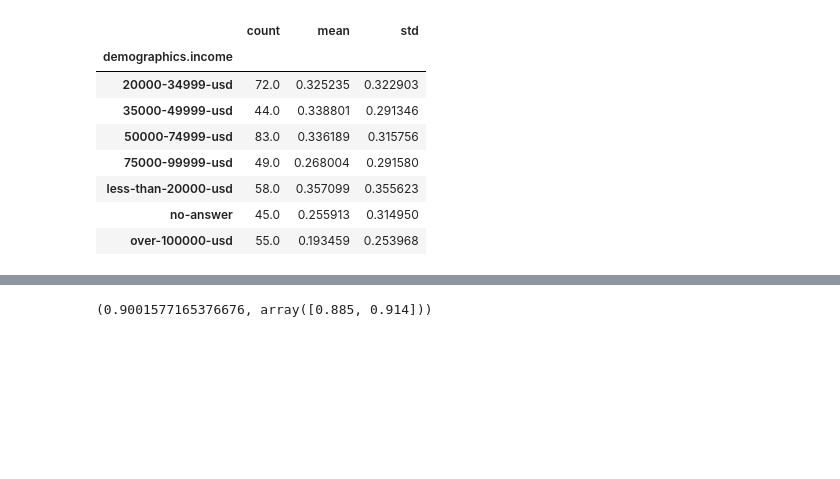
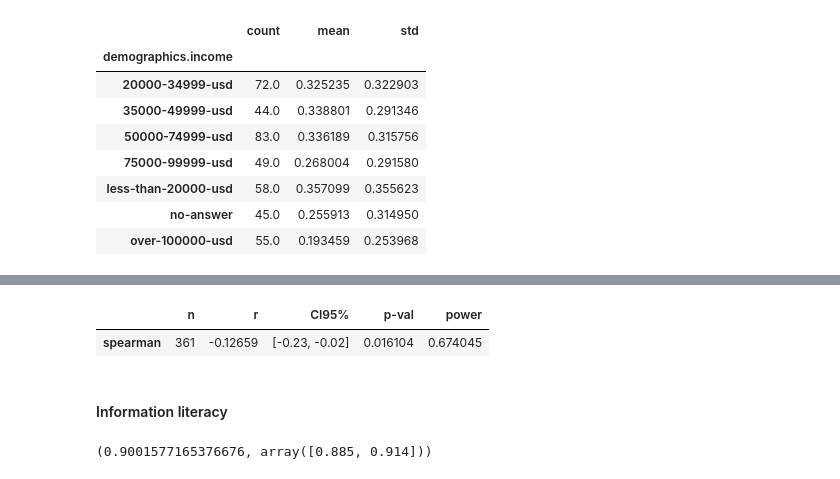
Before and after one commit to csomorbalazs/xai-experiment, a Jupyter notebook: postprocessing/Data_Analysis_XAI.ipynb, the cells around one changed output, grey strips where cells are left out. Saved outputs shown, nothing was run; the diff lists cells and outputs as text; code cells hidden in the pictures; blank space fills up the shorter version.

```diff
--- a/postprocessing/Data_Analysis_XAI.ipynb
+++ b/postprocessing/Data_Analysis_XAI.ipynb
@@ -1038,3 +1116,10 @@ There are no significant differences between demographic groups in the ability t
+# %%
+pg.corr(x=df["income-level"], y=df["mistake-ai-preference"], method="spearman")
+# %% [output]
+|  | n | r | CI95% | p-val | power |
+| spearman | 361 | -0.12659 | [-0.23, -0.02] | 0.016104 | 0.674045 |
+# %% [markdown]
+#### Information literacy
 # %%
 information_literacy_cols = [col for col in df.columns if "information-literacy." in col]
 pg.cronbach_alpha(df[information_literacy_cols])
```
Also changed, not shown: parts of 13 cells of this notebook.
